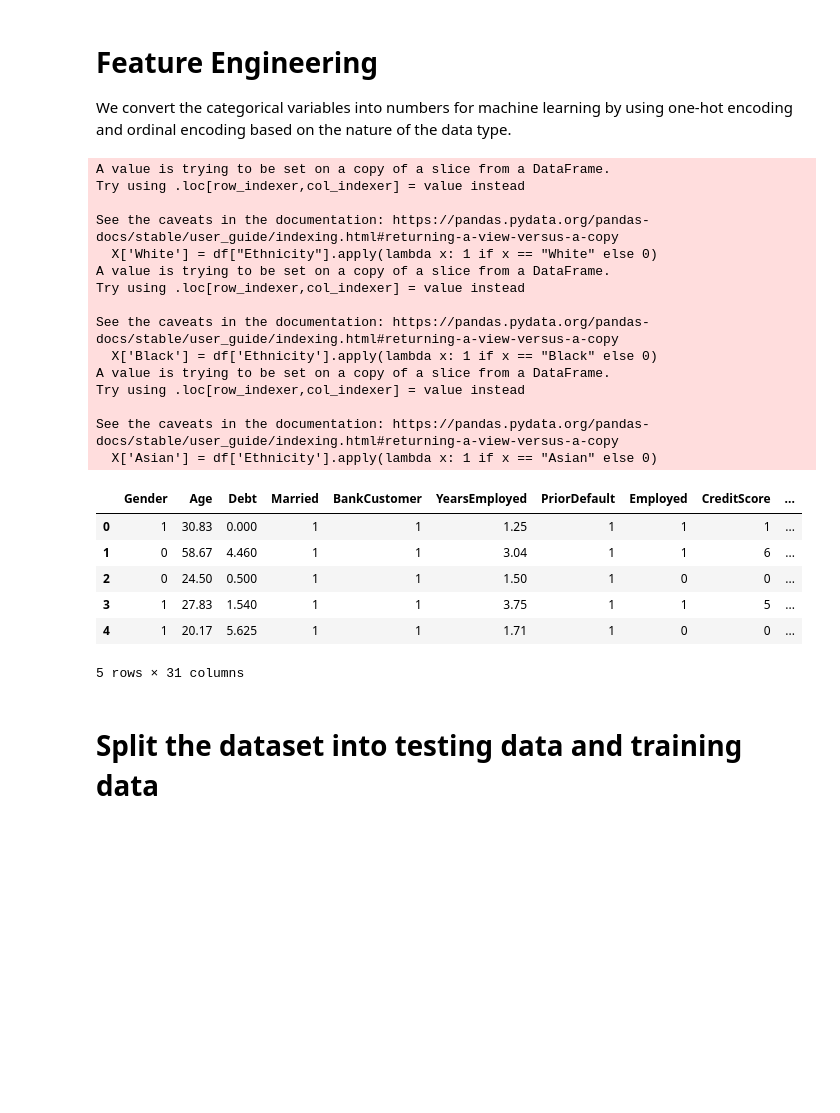
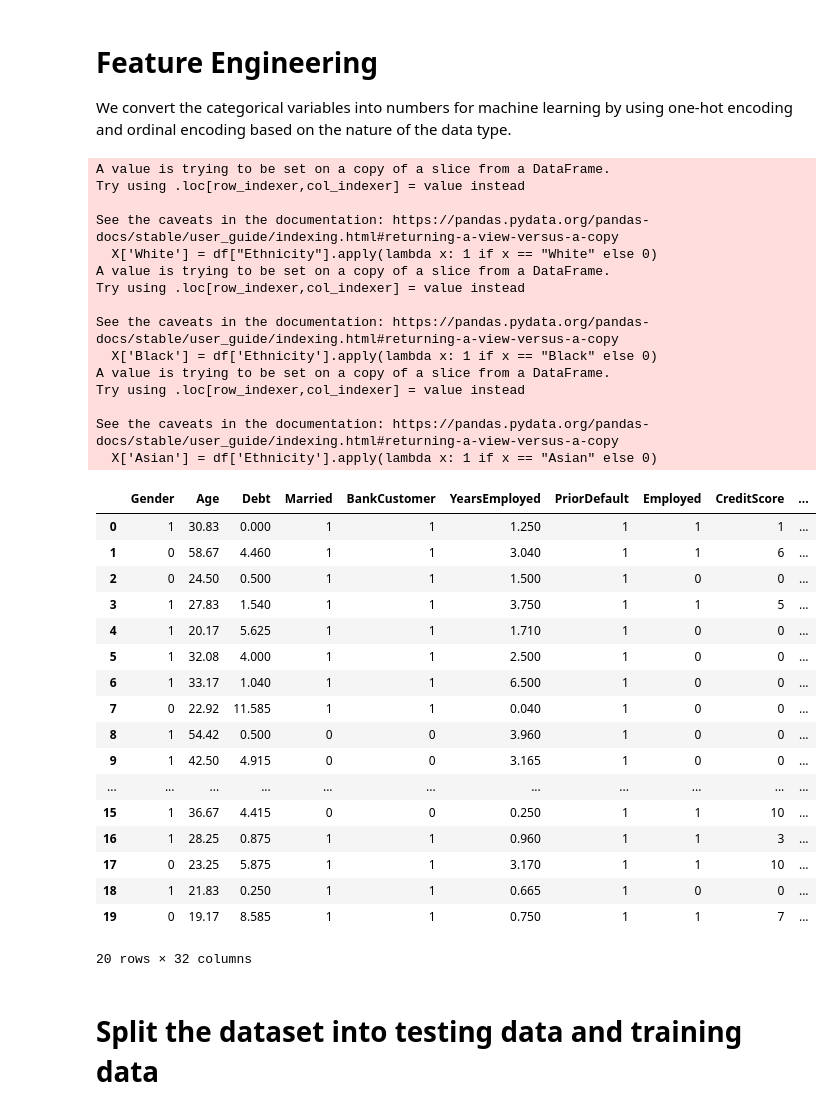
Before and after one commit to h3nr70/I310Dproject, a Jupyter notebook: project notebook.ipynb, the cells around one changed output. Drawn from its saved outputs; the diff is of its cells as text; code cells hidden in the pictures; blank space fills up the shorter version.

```diff
--- a/project notebook.ipynb
+++ b/project notebook.ipynb
@@ -82,6 +91,7 @@ def features(df):
     X['Asian'] = df['Ethnicity'].apply(lambda x: 1 if x == "Asian" else 0)
     X['Latino'] = df['Ethnicity'].apply(lambda x: 1 if x == "Latino" else 0)
     X['Other'] = df['Ethnicity'].apply(lambda x: 1 if x == "Other" else 0)
+
     X['Industrials'] = df['Industry'].apply(lambda x: 1 if x == "Industrials" else 0)
     X['Materials'] = df['Industry'].apply(lambda x: 1 if x == "Materials" else 0)
     X['CommunicationServices'] = df['Industry'].apply(lambda x: 1 if x == "CommunicationServices" else 0)
@@ -91,40 +101,61 @@ def features(df):
     X['Energy'] = df['Industry'].apply(lambda x: 1 if x == "Energy" else 0)
     X['Real Estate'] = df['Industry'].apply(lambda x: 1 if x == "Real Estate" else 0)
     X['Utilities'] = df['Industry'].apply(lambda x: 1 if x == "Utilities" else 0)
     X['ConsumerDiscretionary'] = df['Industry'].apply(lambda x: 1 if x == "ConsumerDiscretionary" else 0)
     X['Education'] = df['Industry'].apply(lambda x: 1 if x == "Education" else 0)
     X['ConsumerStaples'] = df['Industry'].apply(lambda x: 1 if x == "ConsumerStaples" else 0)
     X['Healthcare'] = df['Industry'].apply(lambda x: 1 if x == "Healthcare" else 0)
     X['Research'] = df['Industry'].apply(lambda x: 1 if x == "Research" else 0)
 
 
+    # Citizen
+    citizen_groups = {
+        'ByBirth': 0,
+        'ByOtherMeans': 1,
+        'Temporary': 2
+    }
+
+    X["Citizen_number"] = [citizen_groups[x] for x in df["Citizen"]]
+
+
 
     return X
 clean_data = features(df_application)
-clean_data.head()
+clean_data.head(20)
 # %% [output]
 A value is trying to be set on a copy of a slice from a DataFrame.
 Try using .loc[row_indexer,col_indexer] = value instead
 
 See the caveats in the documentation: https://pandas.pydata.org/pandas-docs/stable/user_guide/indexing.html#returning-a-view-versus-a-copy
   X['White'] = df["Ethnicity"].apply(lambda x: 1 if x == "White" else 0)
 A value is trying to be set on a copy of a slice from a DataFrame.
 Try using .loc[row_indexer,col_indexer] = value instead
 
 See the caveats in the documentation: https://pandas.pydata.org/pandas-docs/stable/user_guide/indexing.html#returning-a-view-versus-a-copy
   X['Black'] = df['Ethnicity'].apply(lambda x: 1 if x == "Black" else 0)
 A value is trying to be set on a copy of a slice from a DataFrame.
 Try using .loc[row_indexer,col_indexer] = value instead
 
 See the caveats in the documentation: https://pandas.pydata.org/pandas-docs/stable/user_guide/indexing.html#returning-a-view-versus-a-copy
   X['Asian'] = df['Ethnicity'].apply(lambda x: 1 if x == "Asian" else 0)
 |  | Gender | Age | Debt | Married | BankCustomer | YearsEmployed | PriorDefault | Employed | CreditScore | ... |
-| 0 | 1 | 30.83 | 0.000 | 1 | 1 | 1.25 | 1 | 1 | 1 | ... |
-| 1 | 0 | 58.67 | 4.460 | 1 | 1 | 3.04 | 1 | 1 | 6 | ... |
-| 2 | 0 | 24.50 | 0.500 | 1 | 1 | 1.50 | 1 | 0 | 0 | ... |
-| 3 | 1 | 27.83 | 1.540 | 1 | 1 | 3.75 | 1 | 1 | 5 | ... |
-| 4 | 1 | 20.17 | 5.625 | 1 | 1 | 1.71 | 1 | 0 | 0 | ... |
+| 0 | 1 | 30.83 | 0.000 | 1 | 1 | 1.250 | 1 | 1 | 1 | ... |
+| 1 | 0 | 58.67 | 4.460 | 1 | 1 | 3.040 | 1 | 1 | 6 | ... |
+| 2 | 0 | 24.50 | 0.500 | 1 | 1 | 1.500 | 1 | 0 | 0 | ... |
+| 3 | 1 | 27.83 | 1.540 | 1 | 1 | 3.750 | 1 | 1 | 5 | ... |
+| 4 | 1 | 20.17 | 5.625 | 1 | 1 | 1.710 | 1 | 0 | 0 | ... |
+| 5 | 1 | 32.08 | 4.000 | 1 | 1 | 2.500 | 1 | 0 | 0 | ... |
+| 6 | 1 | 33.17 | 1.040 | 1 | 1 | 6.500 | 1 | 0 | 0 | ... |
+| 7 | 0 | 22.92 | 11.585 | 1 | 1 | 0.040 | 1 | 0 | 0 | ... |
+| 8 | 1 | 54.42 | 0.500 | 0 | 0 | 3.960 | 1 | 0 | 0 | ... |
+| 9 | 1 | 42.50 | 4.915 | 0 | 0 | 3.165 | 1 | 0 | 0 | ... |
+| ... | ... | ... | ... | ... | ... | ... | ... | ... | ... | ... |
+| 15 | 1 | 36.67 | 4.415 | 0 | 0 | 0.250 | 1 | 1 | 10 | ... |
+| 16 | 1 | 28.25 | 0.875 | 1 | 1 | 0.960 | 1 | 1 | 3 | ... |
+| 17 | 0 | 23.25 | 5.875 | 1 | 1 | 3.170 | 1 | 1 | 10 | ... |
+| 18 | 1 | 21.83 | 0.250 | 1 | 1 | 0.665 | 1 | 0 | 0 | ... |
+| 19 | 0 | 19.17 | 8.585 | 1 | 1 | 0.750 | 1 | 1 | 7 | ... |
-5 rows × 31 columns
+20 rows × 32 columns
 # %% [markdown]
 # Split the dataset into testing data and training data
 # %% [markdown]
```
Also changed, not shown: parts of 2 cells of this notebook.
